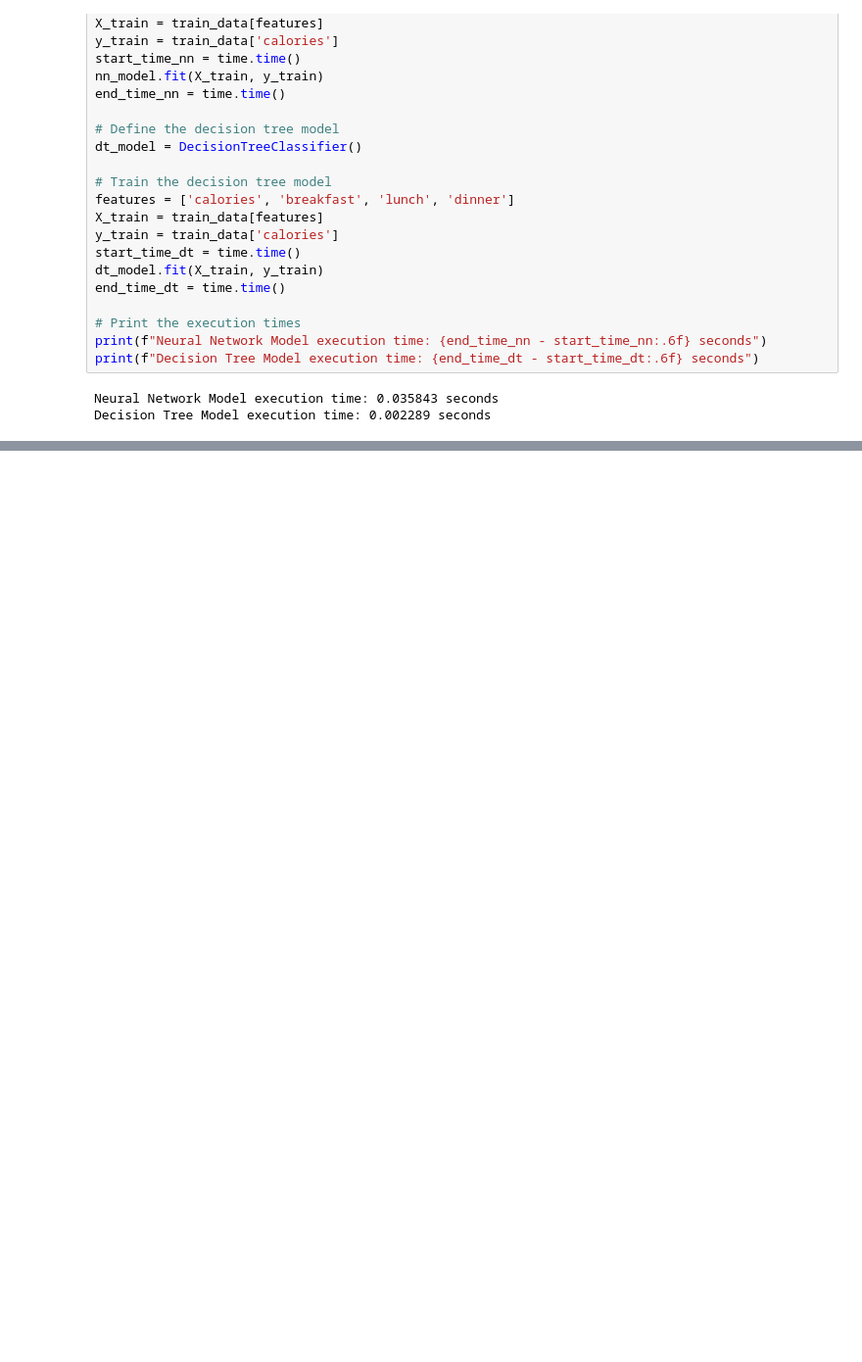
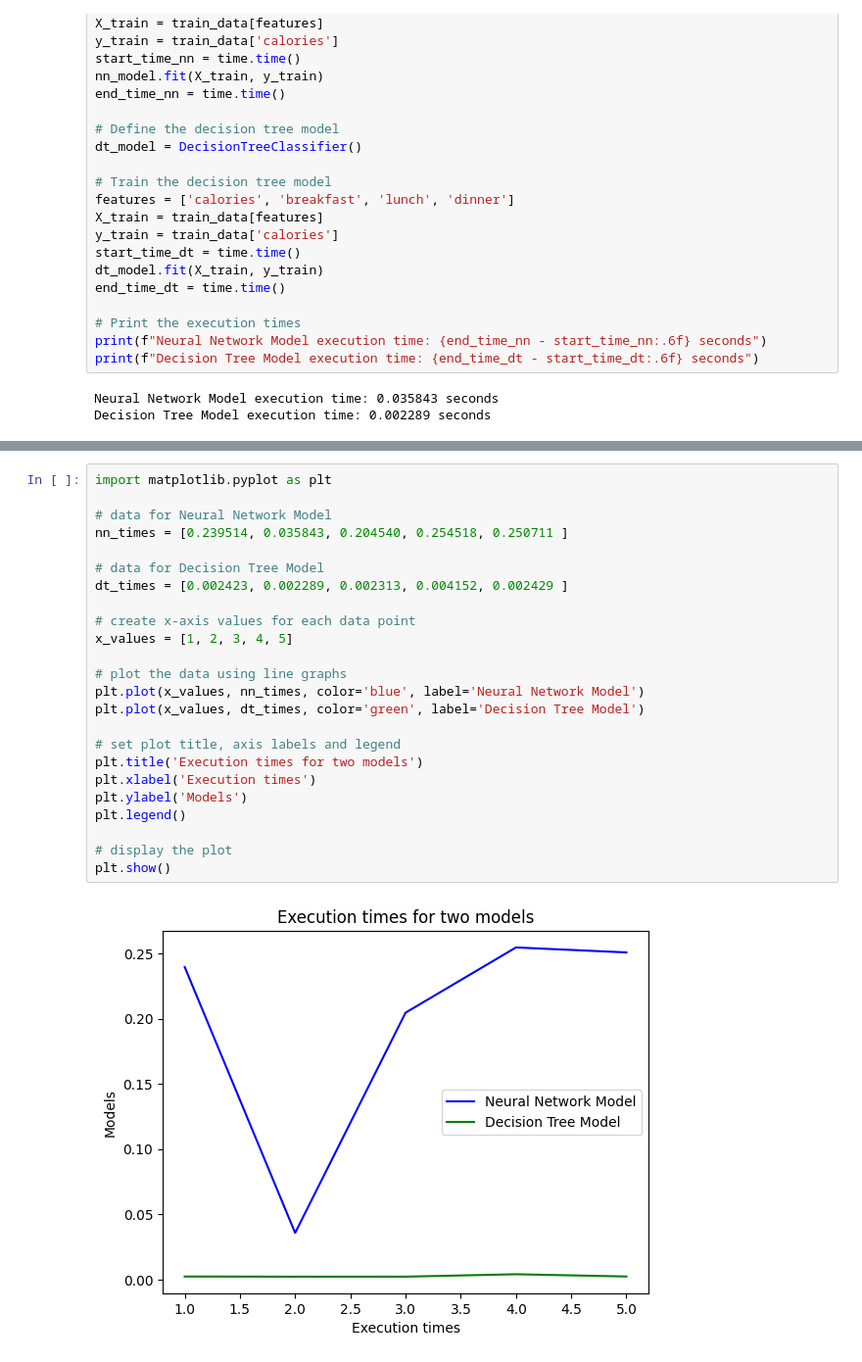
Before and after one commit to Vishesh-Krishna-S-A/Nutriv, a Jupyter notebook: Nutriv.ipynb, the cells around one changed output, grey strips where cells are left out. Shown at 98% size. Drawn from its saved outputs; the diff is of its cells as text; blank space fills up the shorter version.

```diff
--- a/Nutriv.ipynb
+++ b/Nutriv.ipynb
@@ -940,0 +941,26 @@ Decision Tree Model execution time: 0.002423 seconds
+# %%
+import matplotlib.pyplot as plt
+
+# data for Neural Network Model
+nn_times = [0.239514, 0.035843, 0.204540, 0.254518, 0.250711 ]
+
+# data for Decision Tree Model
+dt_times = [0.002423, 0.002289, 0.002313, 0.004152, 0.002429 ]
+
+# create x-axis values for each data point
+x_values = [1, 2, 3, 4, 5]
+
+# plot the data using line graphs
+plt.plot(x_values, nn_times, color='blue', label='Neural Network Model')
+plt.plot(x_values, dt_times, color='green', label='Decision Tree Model')
+
+# set plot title, axis labels and legend
+plt.title('Execution times for two models')
+plt.xlabel('Execution times')
+plt.ylabel('Models')
+plt.legend()
+
+# display the plot
+plt.show()
+# %% [output]
+[figure, added]
```
Also changed, not shown: parts of 1 cell of this notebook.
